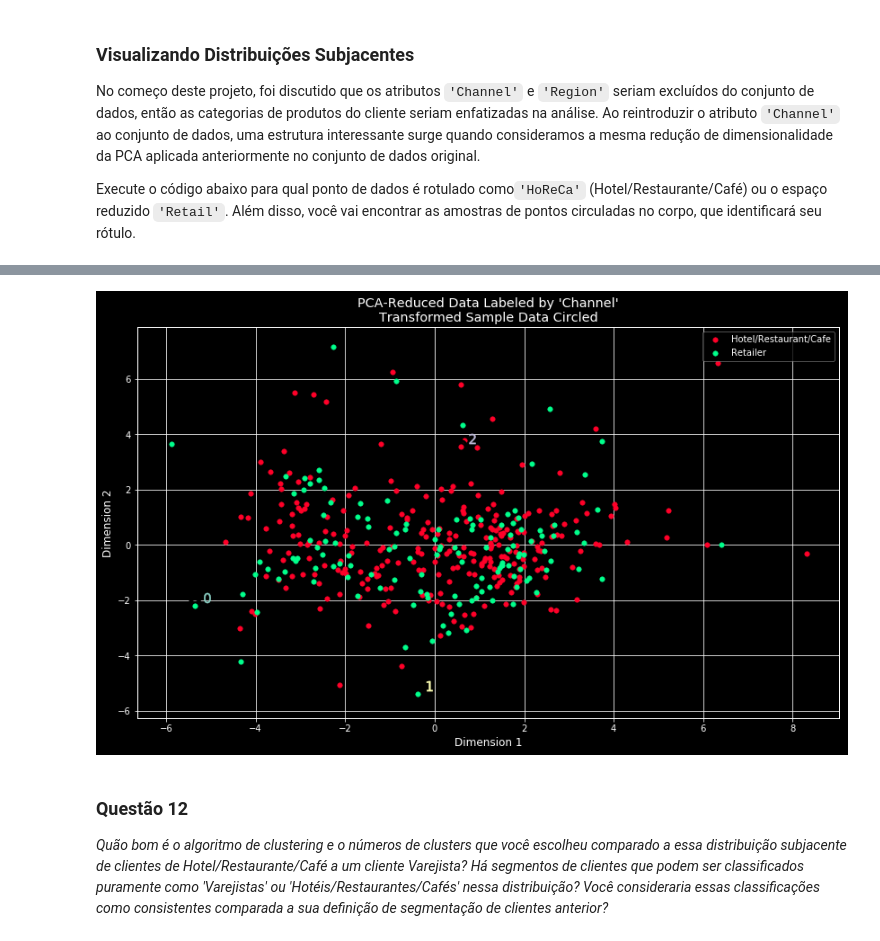
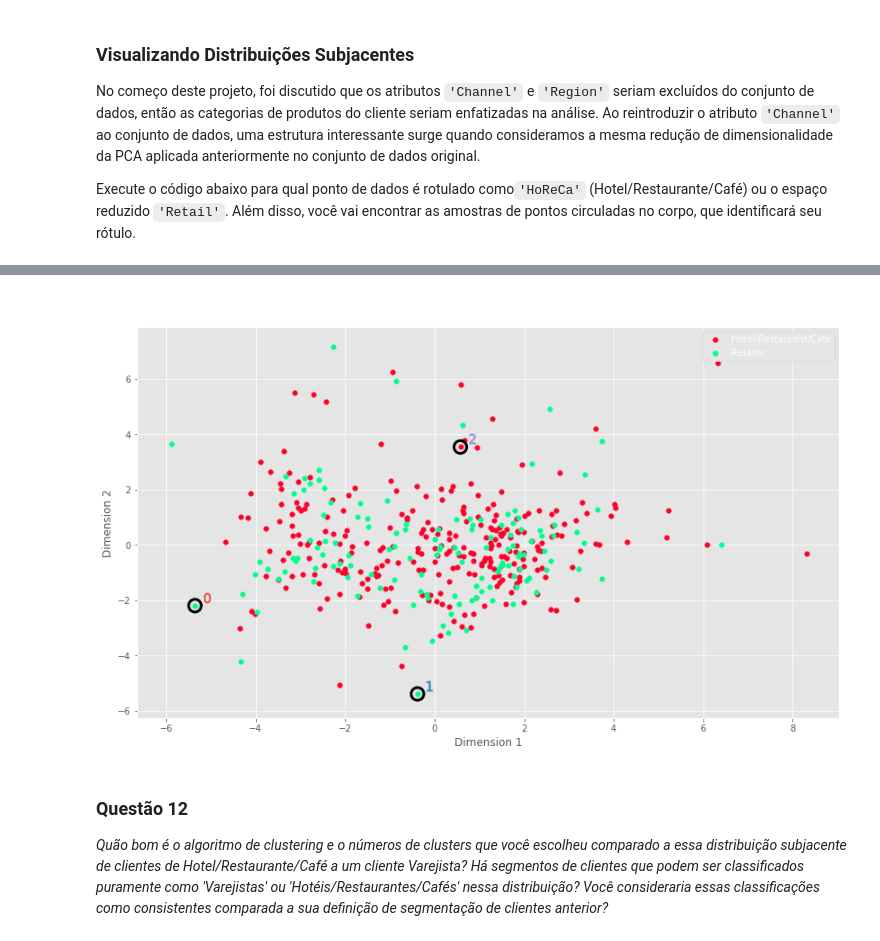
Before and after one commit to Wassimply/udacity-projects, a Jupyter notebook: creating-customer-segments/customer_segments_PT.ipynb, the cells around one changed output, grey strips where cells are left out. Drawn from its saved outputs; the diff is of its cells as text; code cells hidden in the pictures.

```diff
--- a/creating-customer-segments/customer_segments_PT.ipynb
+++ b/creating-customer-segments/customer_segments_PT.ipynb
@@ -695,8 +689,9 @@ rs.cluster_results(reduced_data, preds, centers, pca_samples)
 # %%
 # Mostre os resultados do clustering baseado nos dados do 'Channel'
+plt.style.use('ggplot')
 rs.channel_results(reduced_data, outliers, pca_samples)
 # %% [output]
-[figure, old version]
+[figure, new version]
 # %% [markdown]
 ### Questão 12
 *Quão bom é o algoritmo de clustering e o números de clusters que você escolheu comparado a essa distribuição subjacente de clientes de Hotel/Restaurante/Café a um cliente Varejista? Há segmentos de clientes que podem ser classificados puramente como 'Varejistas' ou 'Hotéis/Restaurantes/Cafés' nessa distribuição? Você consideraria essas classificações como consistentes comparada a sua definição de segmentação de clientes anterior?*
```
Also changed, not shown: parts of 8 cells of this notebook, 1 other file.
